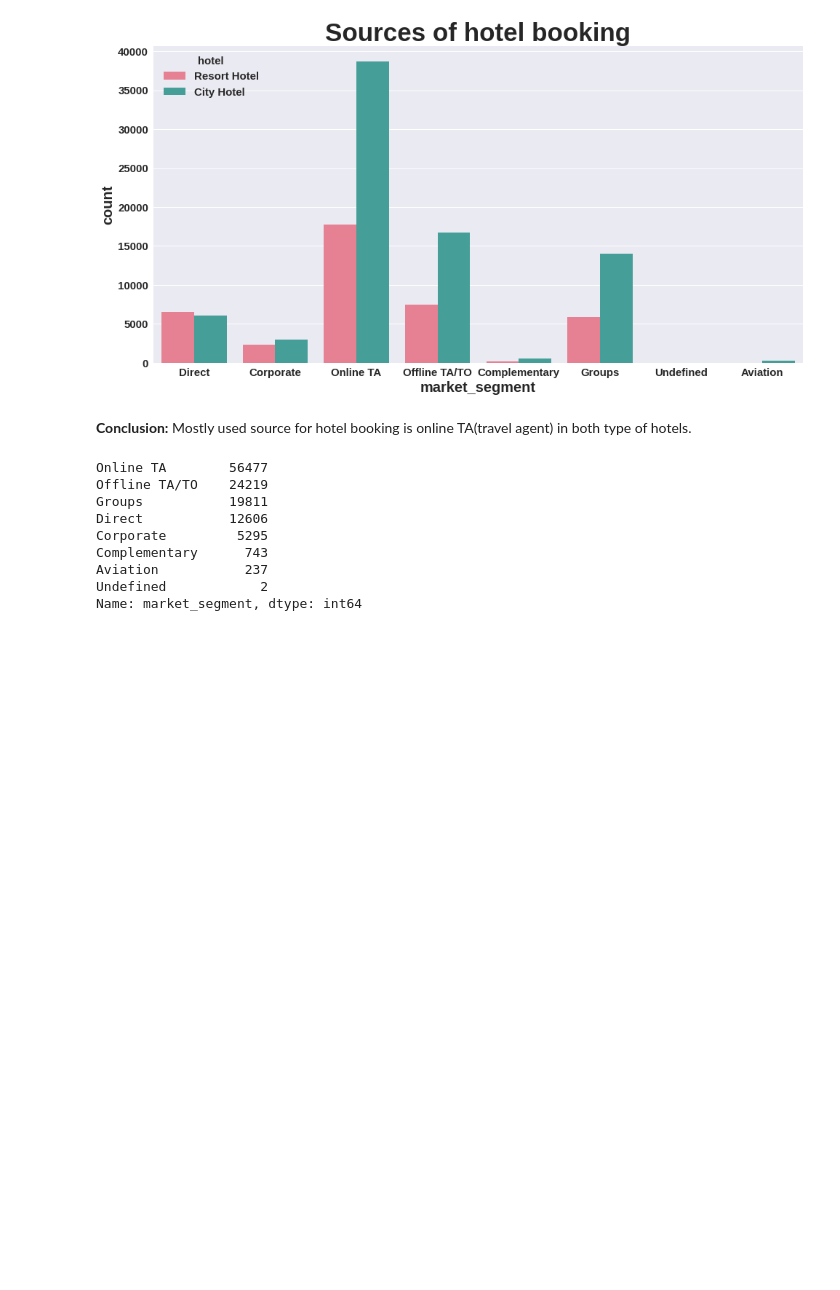
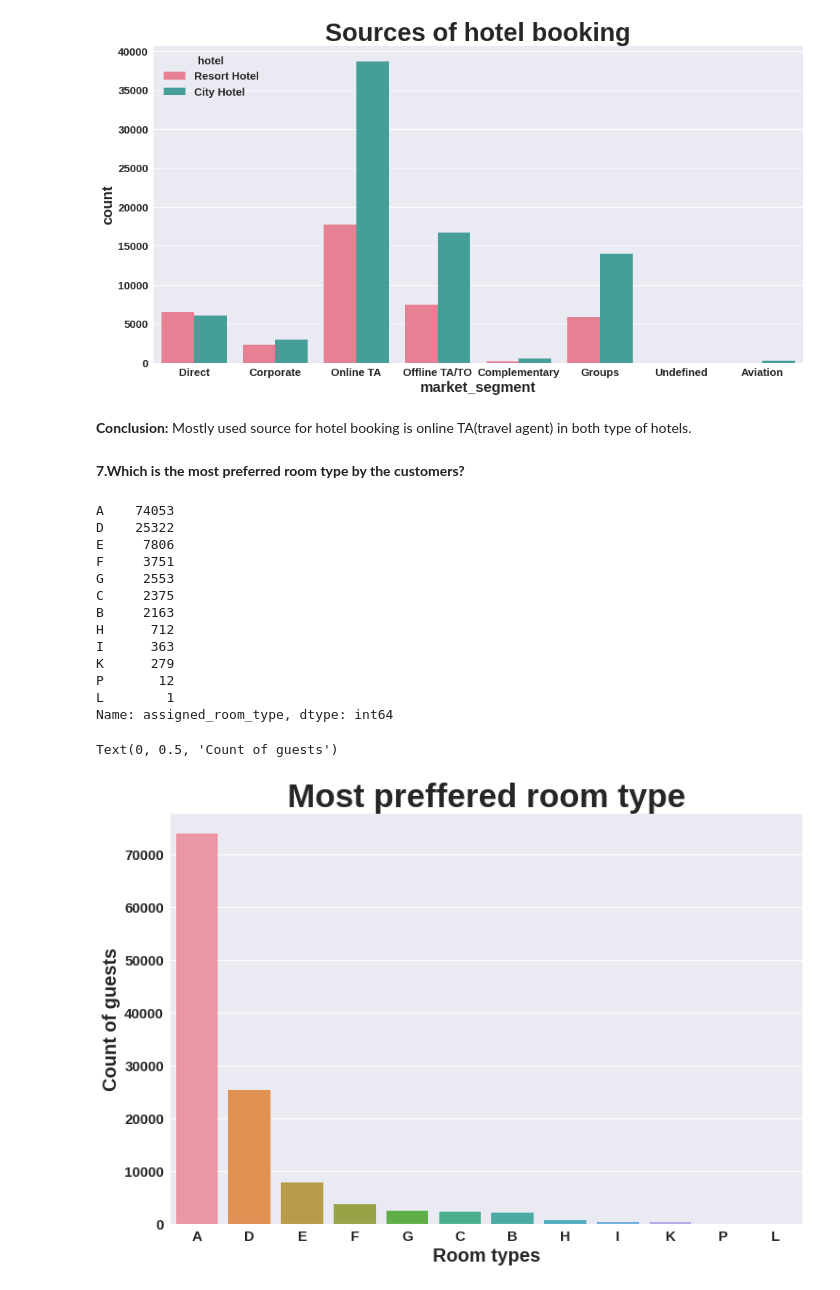
Before and after one commit to priyabodke41/Hotel-booking-analysis, a Jupyter notebook: Hotel_Booking_Analysis_Capstone_Project.ipynb, the cells around one changed output. Cells and saved outputs as stored; diff of their text form; code cells hidden in the pictures; blank space fills up the shorter version.

```diff
--- a/Hotel_Booking_Analysis_Capstone_Project.ipynb
+++ b/Hotel_Booking_Analysis_Capstone_Project.ipynb
@@ -319,15 +319,30 @@ Text(0.5, 1.0, 'Sources of hotel booking')
 [figure]
 # %% [markdown]
 **Conclusion:** Mostly used source for hotel booking is online TA(travel agent) in both type of hotels.
+# %% [markdown]
+**7.Which is the most preferred room type by the customers?**
 # %%
-hoteldf.market_segment.value_counts()
+hoteldf.assigned_room_type.value_counts()
 # %% [output]
-Online TA        56477
-Offline TA/TO    24219
-Groups           19811
-Direct           12606
-Corporate         5295
-Complementary      743
-Aviation           237
-Undefined            2
-Name: market_segment, dtype: int64
+A    74053
+D    25322
+E     7806
+F     3751
+G     2553
+C     2375
+B     2163
+H      712
+I      363
+K      279
+P       12
+L        1
+Name: assigned_room_type, dtype: int64
+# %%
+plt.figure(figsize=(12,8))
+sns.countplot(hoteldf.assigned_room_type,order=hoteldf.assigned_room_type.value_counts().index)
+plt.title('Most preffered room type')
+plt.xlabel('Room types')
+plt.ylabel('Count of guests')
+# %% [output]
+Text(0, 0.5, 'Count of guests')
+[figure, added]
```
Also changed, not shown: parts of 8 cells of this notebook.
